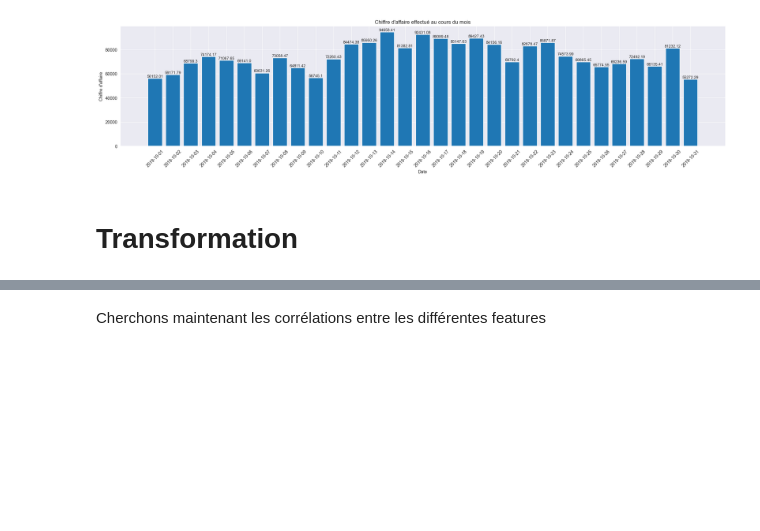
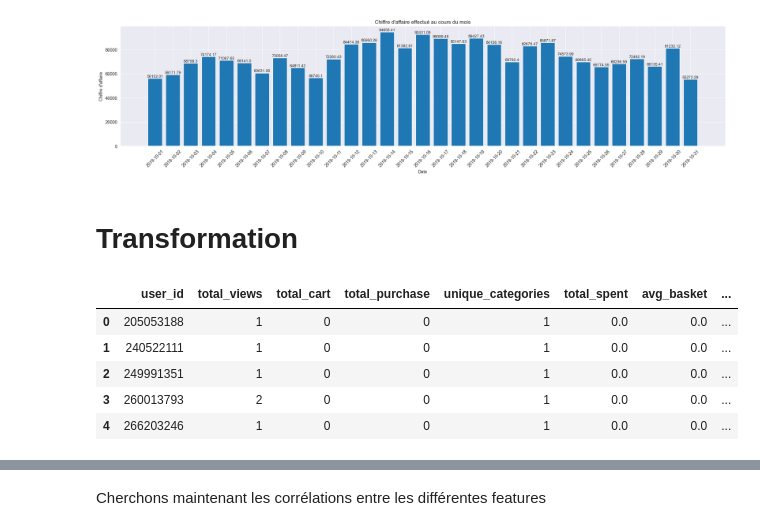
Before and after one commit to nicolas-vdn/amazing-mspr, a Jupyter notebook: data.ipynb, the cells around one changed output, grey strips where cells are left out. Cells and saved outputs as stored; diff of their text form; code cells hidden in the pictures; blank space fills up the shorter version.

```diff
--- a/data.ipynb
+++ b/data.ipynb
@@ -176,2 +181,89 @@ import numpy as np
 # %%
-df = pd.get_dummies(df, columns=["event_type"])
+import pandas as pd
+import numpy as np
+
+# 1. Conversion du timestamp
+df['timestamp'] = pd.to_datetime(df['event_time'])
+
+# 2. Extraction des composantes temporelles
+df['hour'] = df['timestamp'].dt.hour
+df['day'] = df['timestamp'].dt.dayofweek  # 0 = lundi, 6 = dimanche
+
+# 3. Catégorisation des moments de la journée
+def time_of_day(h):
+    if 6 <= h < 12:  return 'morning'
+    elif 12 <= h < 18: return 'afternoon'
+    elif 18 <= h < 24: return 'evening'
+    else: return 'night'
+
+df['time_period'] = df['hour'].apply(time_of_day)
+
+# 4. Encodage one-hot des types d’événements (sécurisé pour les colonnes manquantes)
+df = pd.get_dummies(df, columns=['event_type'], prefix='event_type')
+for col in ['event_type_view', 'event_type_cart', 'event_type_purchase']:
+    if col not in df:
+        df[col] = 0
+
+# 5. Agrégats principaux
+agg_behaviour = df.groupby('user_id').agg(
+    total_views=('event_type_view', 'sum'),
+    total_cart=('event_type_cart', 'sum'),
+    total_purchase=('event_type_purchase', 'sum'),
+    unique_categories=('category_id', 'nunique'),
+    last_activity=('timestamp', 'max')
+).reset_index()
+
+# 6. Total dépensé uniquement sur les achats
+total_spent = (
+    df[df['event_type_purchase'] == 1]
+    .groupby('user_id')['price']
+    .sum()
+    .rename('total_spent')
+    .reset_index()
+)
+
+agg_behaviour = agg_behaviour.merge(total_spent, on='user_id', how='left')
+agg_behaviour['total_spent'] = agg_behaviour['total_spent'].fillna(0)
+
+# 7. KPIs dérivés
+agg_behaviour['avg_basket'] = agg_behaviour['total_spent'] / agg_behaviour['total_purchase'].replace(0, np.nan)
+agg_behaviour['conversion_rate'] = agg_behaviour['total_purchase'] / agg_behaviour['total_views'].replace(0, np.nan)
+
+# 8. Répartition par moments de la journée (%)
+time_dist = (
+    df.groupby(['user_id', 'time_period'])
+    .size()
+    .unstack(fill_value=0)
+    .pipe(lambda d: d.div(d.sum(axis=1), axis=0))
+)
+
+# 9. Heure moyenne d’activité (cyclique)
+df['hour_rad'] = 2 * np.pi * df['hour'] / 24
+hour_avg = df.groupby('user_id').agg(
+    hour_cos=('hour_rad', lambda x: np.mean(np.cos(x))),
+    hour_sin=('hour_rad', lambda x: np.mean(np.sin(x)))
+).reset_index()
+hour_avg['peak_hour'] = np.arctan2(hour_avg['hour_sin'], hour_avg['hour_cos']) * (24 / (2 * np.pi))
+hour_avg['peak_hour'] = hour_avg['peak_hour'] % 24
+
+# 10. Récence en jours
+now = df['timestamp'].max()
+agg_behaviour['recency_days'] = (now - agg_behaviour['last_activity']).dt.days
+
+# 11. Fusion finale + nettoyage
+df_user_features = (
+    agg_behaviour
+    .merge(time_dist, on='user_id', how='left')
+    .merge(hour_avg[['user_id', 'peak_hour']], on='user_id', how='left')
+    .drop(columns=['last_activity'])
+    .fillna(0)
+)
+
+print(df_user_features.head())
+# %% [output]
+|  | user_id | total_views | total_cart | total_purchase | unique_categories | total_spent | avg_basket | ... |
+| 0 | 205053188 | 1 | 0 | 0 | 1 | 0.0 | 0.0 | ... |
+| 1 | 240522111 | 1 | 0 | 0 | 1 | 0.0 | 0.0 | ... |
+| 2 | 249991351 | 1 | 0 | 0 | 1 | 0.0 | 0.0 | ... |
+| 3 | 260013793 | 2 | 0 | 0 | 1 | 0.0 | 0.0 | ... |
+| 4 | 266203246 | 1 | 0 | 0 | 1 | 0.0 | 0.0 | ... |
```
Also changed, not shown: parts of 10 cells of this notebook, 1 other file.
